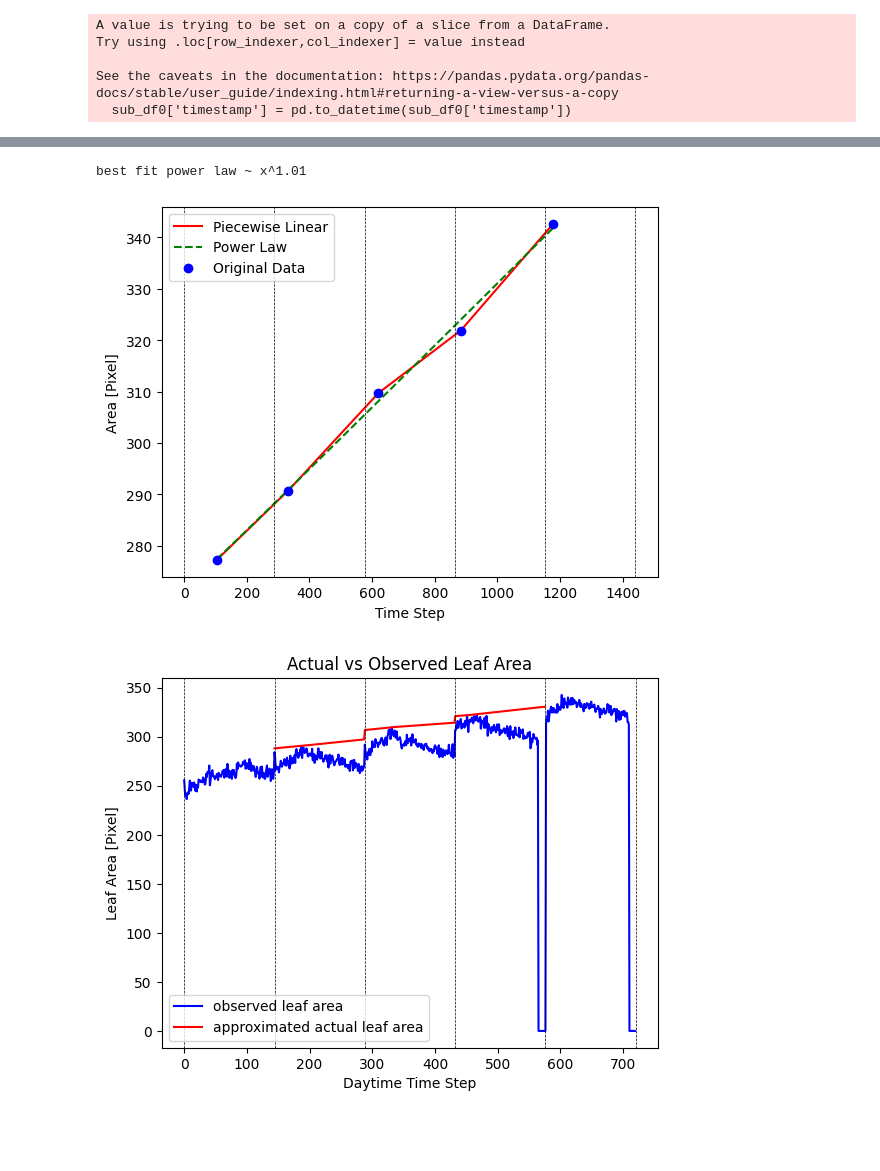
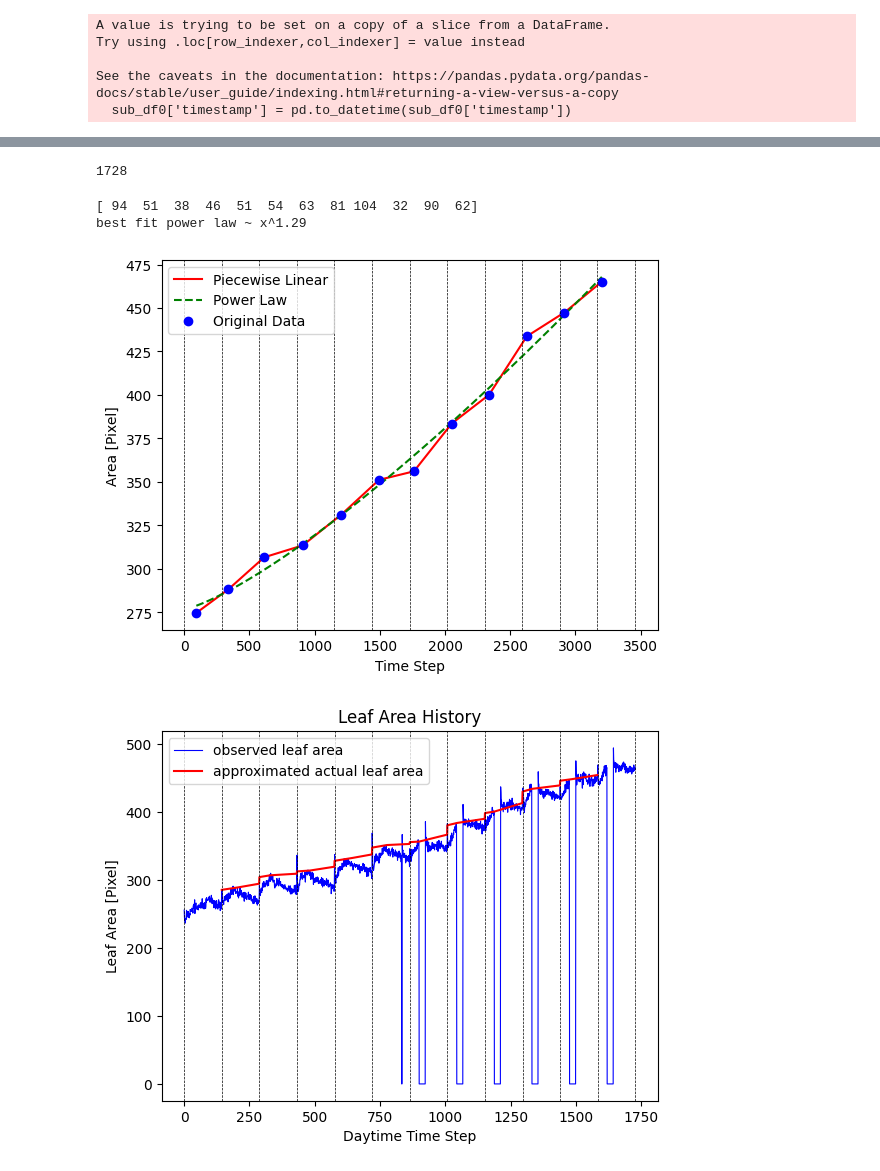
Before and after one commit to steventango/plant-rl, a Jupyter notebook: analysis/analyze_new_plant_data.ipynb, the cells around one changed output, grey strips where cells are left out. Cells and saved outputs as stored; diff of their text form; code cells hidden in the pictures; blank space fills up the shorter version.

```diff
--- a/analysis/analyze_new_plant_data.ipynb
+++ b/analysis/analyze_new_plant_data.ipynb
@@ -97,0 +91,5 @@ plt.plot(smooth_ave_area1)
+# %%
+area2 = np.array(sub_df2.drop(columns=['timestamp']))[13:13+steps_per_day,:]
+for i in range(16):
+    plt.plot(area2[:,i], label = i)
+plt.legend()
@@ -97,0 +99,3 @@ plt.plot(smooth_ave_area1)
+# %%
+ave_area2 = np.mean(area2[:,1:], axis=1)
+plt.plot(ave_area2)
@@ -98,8 +105,18 @@ plt.plot(smooth_ave_area1)
 # %%
-ave_area = np.hstack([ave_area0, ave_area1])
+raw_ave_area = np.hstack([ave_area0, ave_area1, ave_area2])
+print(len(raw_ave_area))
+total_days = 12
+# %% [output]
+1728
 # %%
+ave_area = np.zeros(total_days*steps_per_day)
+ave_area[:len(raw_ave_area)] = raw_ave_area
+
 observed_area = np.reshape(ave_area, (-1, steps_per_day))  # reshape into different days
-max_indices = np.argmax(observed_area, axis=1)         # index at the max value of each day
+max_indices = np.argsort(observed_area, axis=1)[:,-3]         # index at the nth largest value of the day
+#max_indices = np.argmax(observed_area, axis=1)         # index at the max value of each day
+print(max_indices)
+max_indices = [94,51,38,46,51,54,34, 34, 34, 34, 34, 34]
 
 max_time = []
 max_area = []
@@ -126,32 +143,33 @@ plt.ylabel('Area [Pixel]')
 plt.legend()
 plt.show()
 # %% [output]
-best fit power law ~ x^1.01
+[ 94  51  38  46  51  54  63  81 104  32  90  62]
+best fit power law ~ x^1.29
-[figure, old version]
+[figure, new version]
 # %%
 # Compute an array of actual area during daytime
 actual_area_power = []
 actual_area_linear = []
 for i in range(1, observed_area.shape[0]-1):
     t0 = i*(steps_per_day + steps_per_night)
     t1 = t0 + steps_per_day
     x_values = np.arange(t0, t1)
     y_power_values = popt[0] * np.power(x_values, popt[1]) + popt[2]
     y_linear_values = [pwl(x) for x in x_values]
     actual_area_power.append(y_power_values)
     actual_area_linear.append(y_linear_values)
 actual_area_power = np.hstack(actual_area_power)
 actual_area_linear = np.hstack(actual_area_linear)
 
 # Plot the actual vs observed area
-plt.plot(np.arange(0, 5*steps_per_day), observed_area.reshape(-1), 'b', label='observed leaf area')
-plt.plot(np.arange(steps_per_day, 4*steps_per_day), actual_area_linear, 'r', label='approximated actual leaf area')
+plt.plot(np.arange(0, total_days*steps_per_day), observed_area.reshape(-1), 'b', label='observed leaf area', linewidth=0.8)
+plt.plot(np.arange(steps_per_day, (total_days-1)*steps_per_day), actual_area_linear, 'r', label='approximated actual leaf area')
 for i in range(int(len(ave_area)/steps_per_day)+1):
     plt.axvline(x = (steps_per_day)*i, color='k', linestyle='--', linewidth=0.5)
-plt.title(f'Actual vs Observed Leaf Area')
+plt.title(f'Leaf Area History')
 plt.xlabel('Daytime Time Step')
 plt.ylabel('Leaf Area [Pixel]')
 plt.legend()
 plt.show()
 # %% [output]
-[figure, old version]
+[figure, new version]
```
Also changed, not shown: parts of 10 cells of this notebook, 2 other files.
